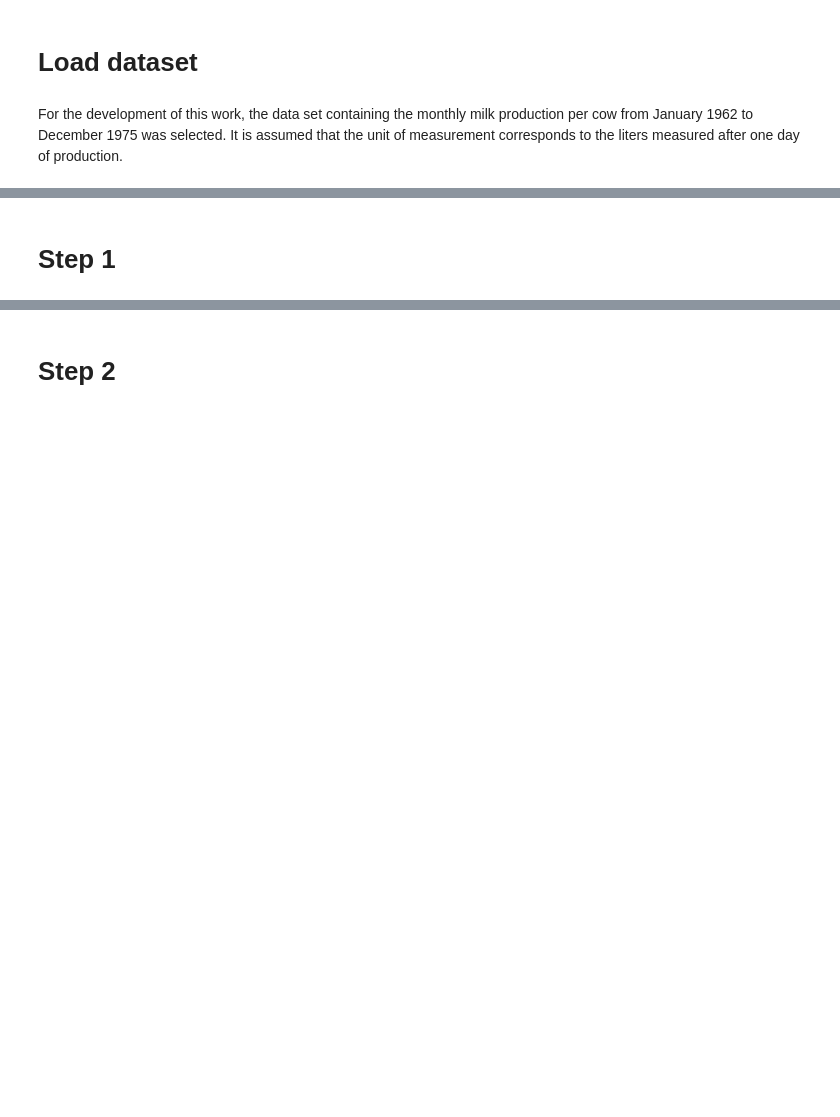
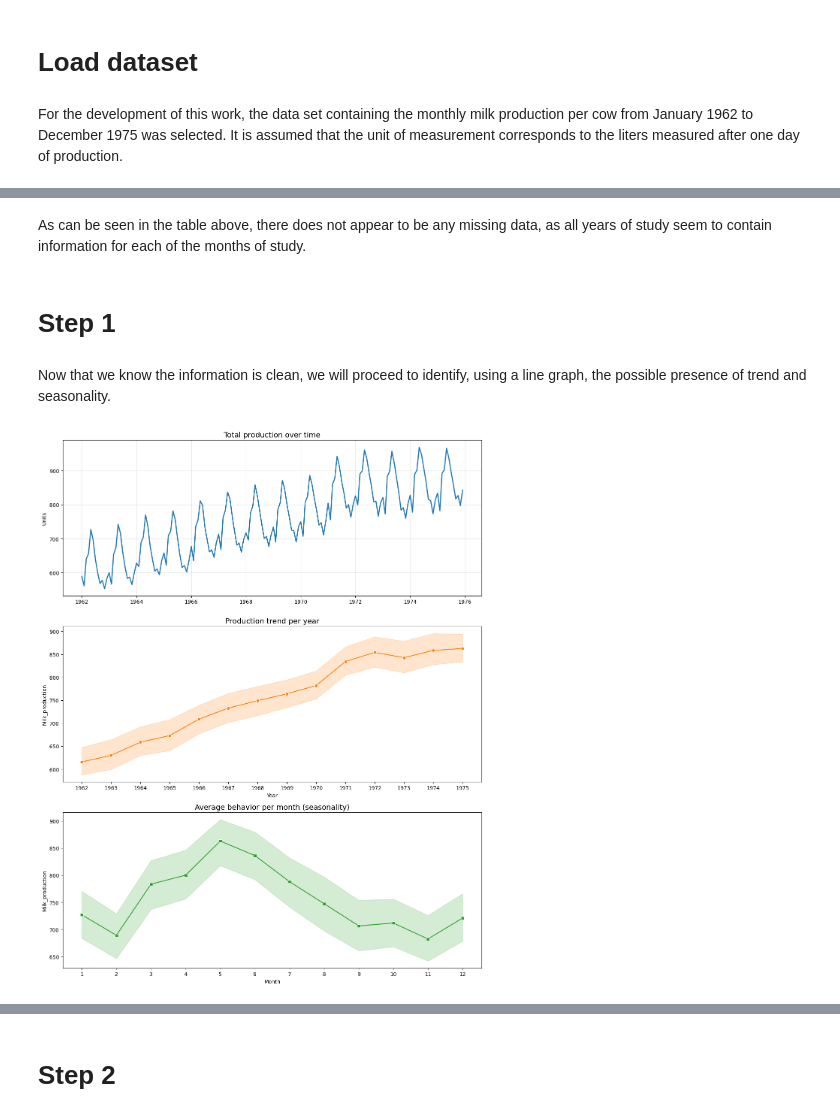
Before and after one commit to Jero2110/Advanced-ML_Phase-04, a Jupyter notebook: analysis/G01_Jeronimo_Ramos_Phase4.ipynb, the cells around one changed output, grey strips where cells are left out. Saved outputs shown, nothing was run; the diff lists cells and outputs as text; code cells hidden in the pictures; blank space fills up the shorter version.

```diff
--- a/analysis/G01_Jeronimo_Ramos_Phase4.ipynb
+++ b/analysis/G01_Jeronimo_Ramos_Phase4.ipynb
@@ -26,2 +121,35 @@ For the development of this work, the data set containing the monthly milk produ
+# %% [markdown]
+As can be seen in the table above, there does not appear to be any missing data, as all years of study seem to contain information for each of the months of study.
 # %% [markdown]
 # Step 1
+# %% [markdown]
+Now that we know the information is clean, we will proceed to identify, using a line graph, the possible presence of trend and seasonality.
+# %%
+# First wwe create the columns with the information of the day, month and year
+# Crear las nuevas columnas
+df_clean.loc[:, 'Year'] = df_clean.index.year
+df_clean.loc[:,'Month'] = df_clean.index.month
+
+# Line graph (to visualize monthly production over time in different times)
+fig, axes = plt.subplots(3, 1, figsize=(12, 15))
+
+# Chart 1: Complete time series (solid line)
+axes[0].plot(df_clean.index, df_clean['Milk_production'], color='tab:blue', linewidth=2)
+axes[0].set_title('Total production over time', fontsize=14)
+axes[0].set_ylabel('Units')
+axes[0].grid(True, alpha=0.3)
+
+# Chart 2: Variation by Year (Using the 'Year' column)
+sns.lineplot(data=df_clean, x='Year', y='Milk_production', ax=axes[1], color='tab:orange', marker='o')
+axes[1].set_title('Production trend per year', fontsize=14)
+axes[1].set_xticks(df_clean['Year'].unique())
+
+# Chart 3: Seasonality by month (using the 'Month' column)
+sns.lineplot(data=df_clean, x='Month', y='Milk_production', ax=axes[2], color='tab:green', marker='s')
+axes[2].set_title('Average behavior per month (seasonality)', fontsize=14)
+axes[2].set_xticks(range(1, 13))
+
+plt.tight_layout()
+plt.show()
+# %% [output]
+[figure, added]
```
Also changed, not shown: parts of 10 cells of this notebook.
